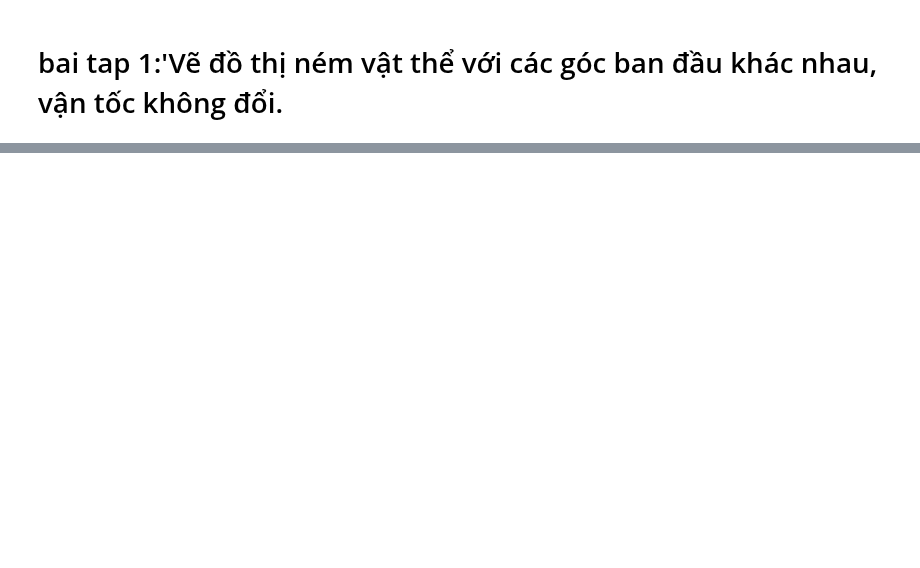
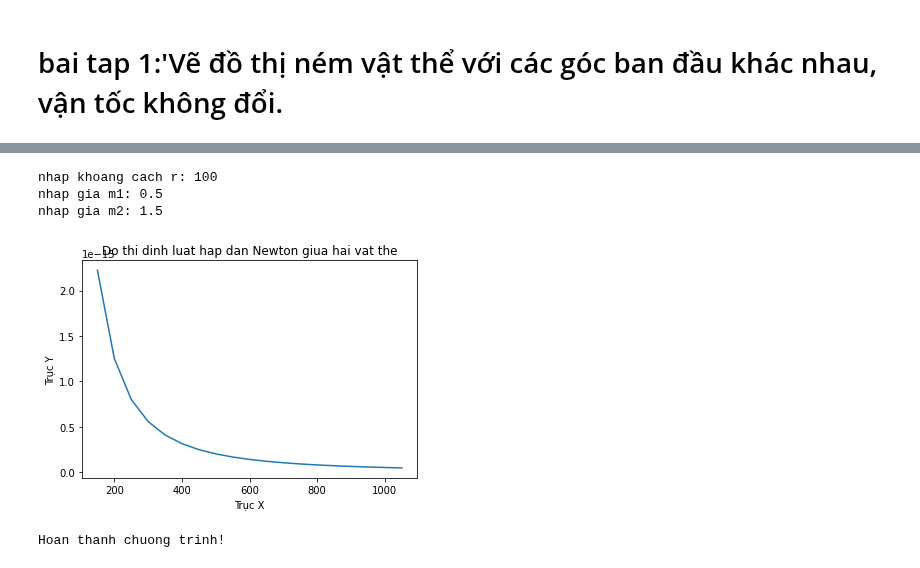
Before and after one commit to gnasche-2003/thuchanhtoancp, a Jupyter notebook: bai_tap_chuong_3.ipynb, the cells around one changed output, grey strips where cells are left out. Cells and saved outputs as stored; diff of their text form; code cells hidden in the pictures; blank space fills up the shorter version.

```diff
--- a/bai_tap_chuong_3.ipynb
+++ b/bai_tap_chuong_3.ipynb
@@ -52,0 +59,42 @@ TypeError: ignored
+# %%
+def draw_graph(x,y):
+  plt.plot(x,y)
+  plt.xlabel('Trục X')
+  plt.ylabel('Trục Y')
+  plt.title('Do thi dinh luat hap dan Newton giua hai vat the')
+# %%
+def frange(begin, end, inter):
+  number = []
+  while begin < end:
+    number.append(begin)
+    begin += inter
+  return number
+# %%
+def draw_trajectory(r,F):
+  inter = frange(100, 1001, 50)
+  x = []
+  y = []
+  for c in inter:
+    r += 50
+    x.append(r)
+    y.append(G*m1*m2/(r**2))
+  draw_graph(x,y)
+try:
+  r = float(input('nhap khoang cach r: '))
+  G = 6.674e-11
+  m1 = float(input('nhap gia m1: '))
+  m2 = float(input('nhap gia m2: '))
+  F = (G*m1*m2)/(r*r)
+except ValueError:
+  print('Nhap cac gia tri sai! ')
+else:
+  draw_trajectory(r,F)
+  plt.show()
+finally:
+  print('Hoan thanh chuong trinh!')
+# %% [output]
+nhap khoang cach r: 100
+nhap gia m1: 0.5
+nhap gia m2: 1.5
+[figure, added]
+Hoan thanh chuong trinh!
```
Also changed, not shown: parts of 6 cells of this notebook.
